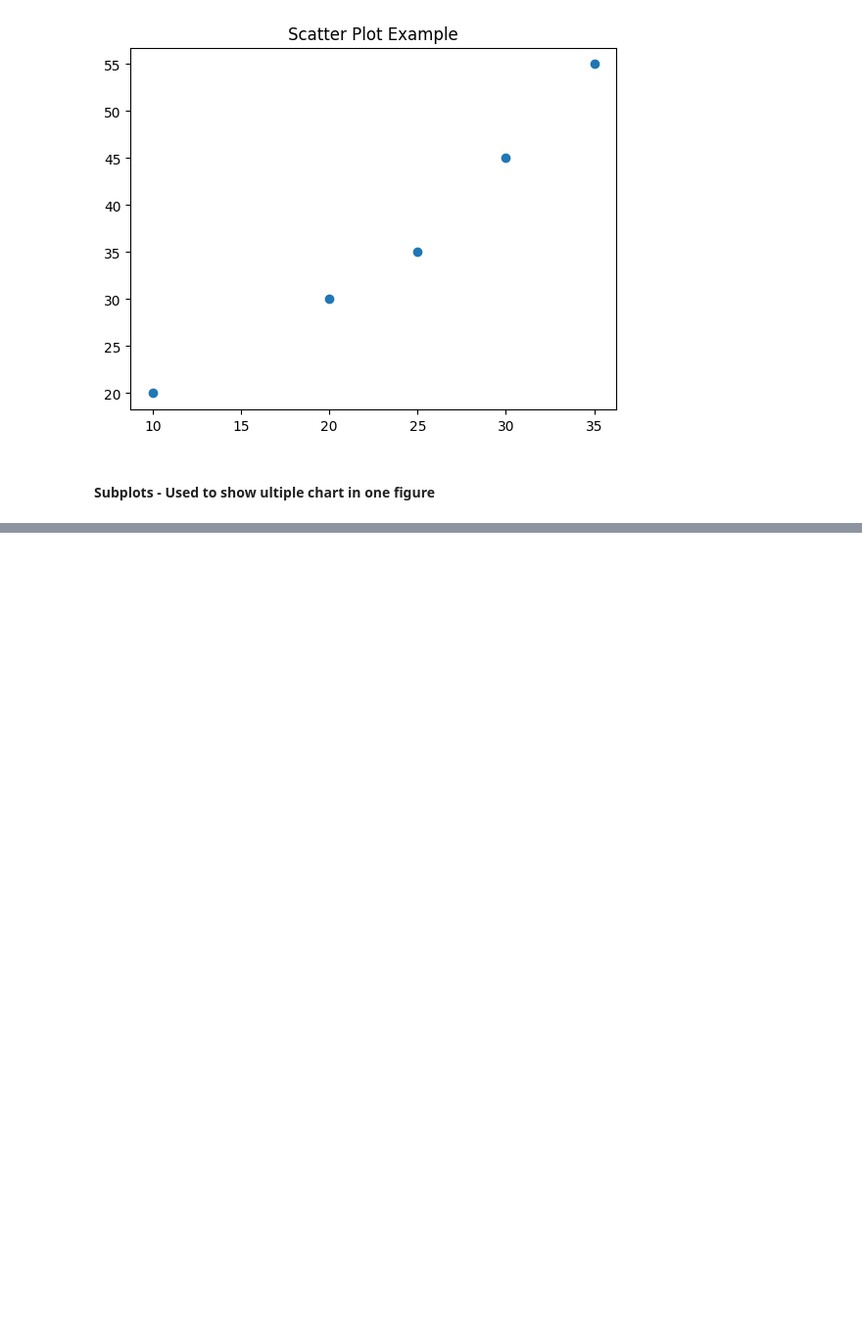
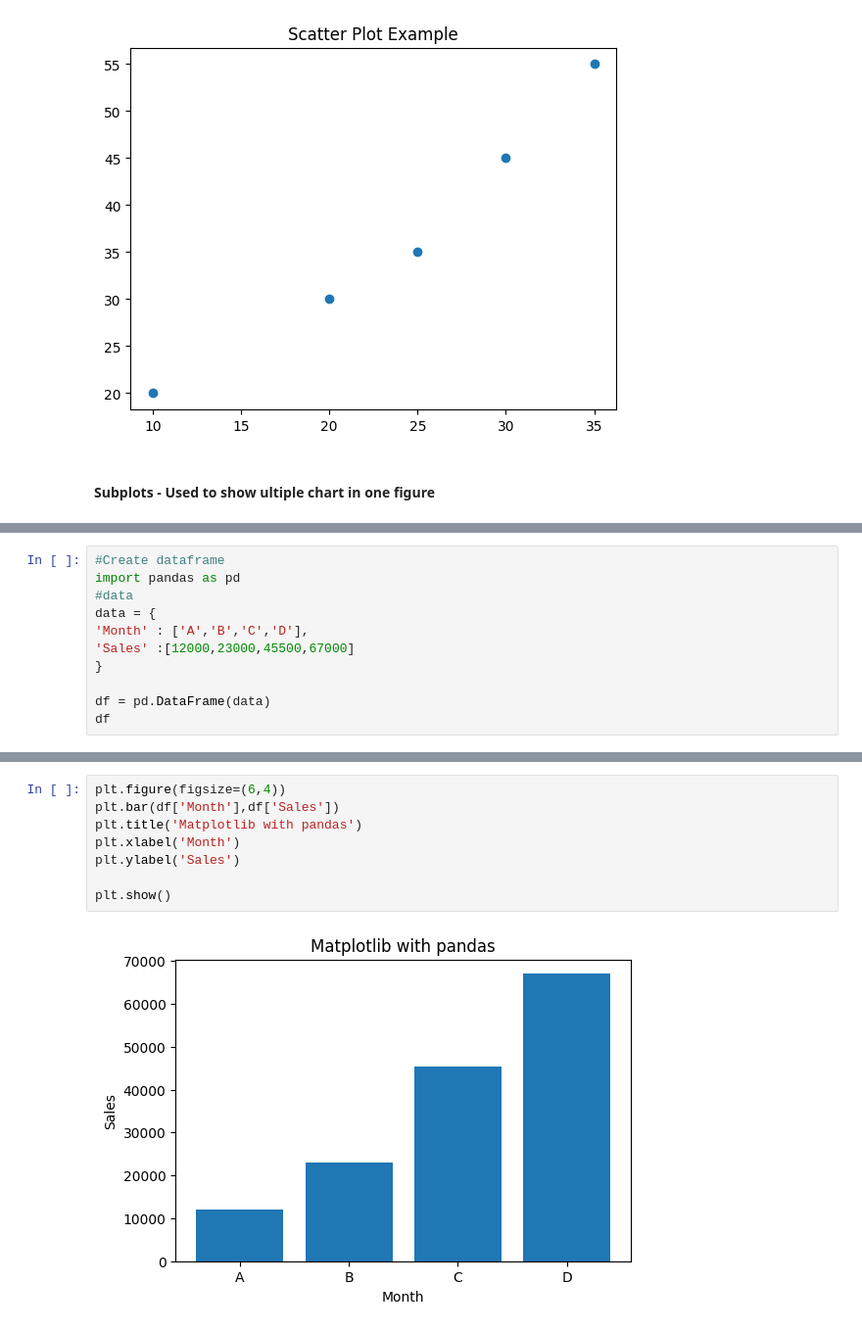
Before and after one commit to Garvita-aggarwal/Data_Science_Internship, a Jupyter notebook: Month_1/W4_Data_Visualization.ipynb, the cells around one changed output, grey strips where cells are left out. Shown at 98% size. Drawn from its saved outputs; the diff is of its cells as text; blank space fills up the shorter version.

```diff
--- a/Month_1/W4_Data_Visualization.ipynb
+++ b/Month_1/W4_Data_Visualization.ipynb
@@ -128,0 +158,11 @@ TypeError: subplot() takes 1 or 3 positional arguments but 2 were given
+# %%
+#Create dataframe
+import pandas as pd
+#data
+data = {
+'Month' : ['A','B','C','D'],
+'Sales' :[12000,23000,45500,67000]
+}
+
+df = pd.DataFrame(data)
+df
@@ -128,0 +175,10 @@ TypeError: subplot() takes 1 or 3 positional arguments but 2 were given
+# %%
+plt.figure(figsize=(6,4))
+plt.bar(df['Month'],df['Sales'])
+plt.title('Matplotlib with pandas')
+plt.xlabel('Month')
+plt.ylabel('Sales')
+
+plt.show()
+# %% [output]
+[figure, added]
```
Also changed, not shown: parts of 14 cells of this notebook, 1 other file.
